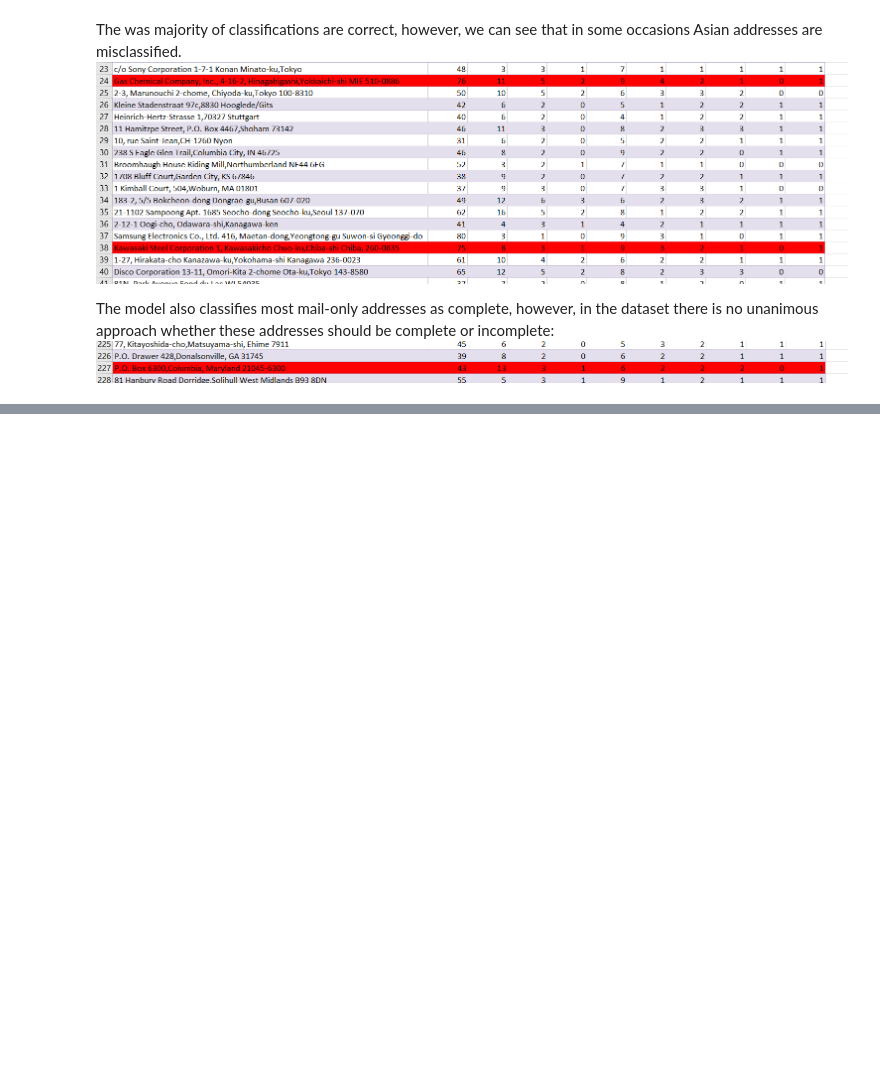
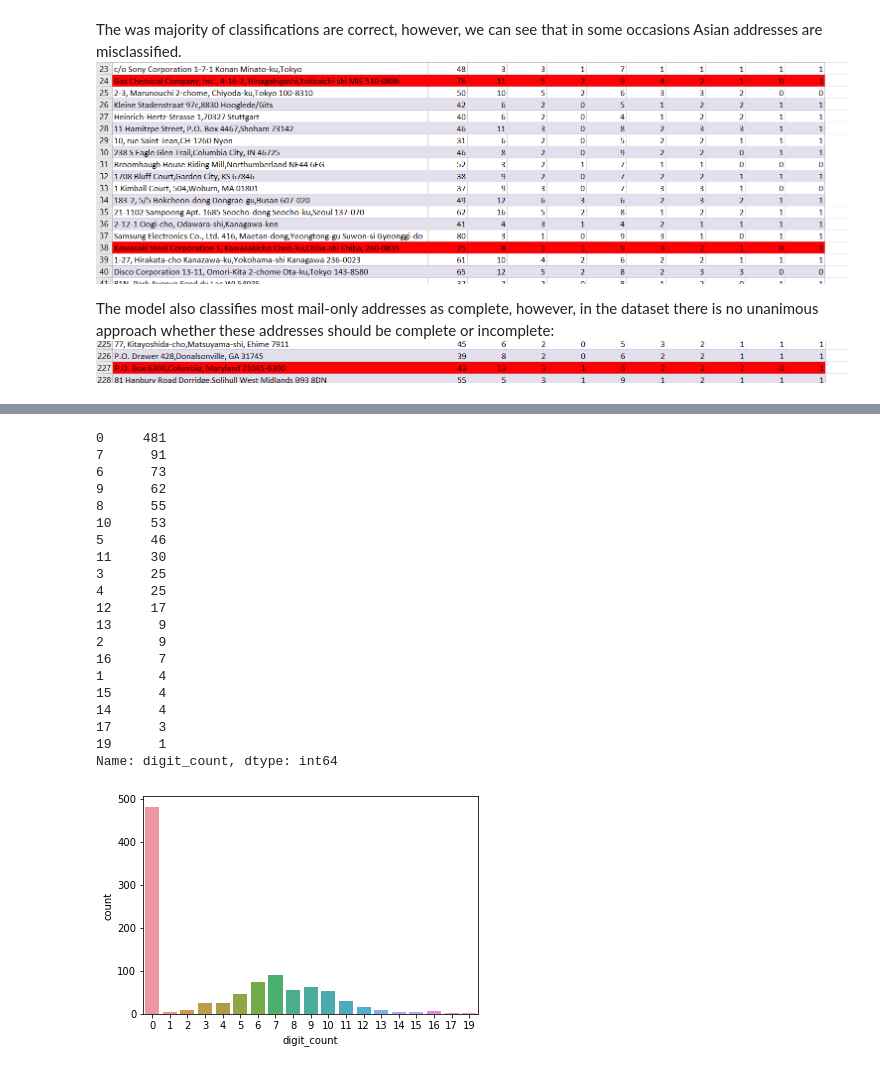
Before and after one commit to MKarolis/address-classification-ai, a Jupyter notebook: documentation.ipynb, the cells around one changed output, grey strips where cells are left out. Cells and saved outputs as stored; diff of their text form; code cells hidden in the pictures; blank space fills up the shorter version.

```diff
--- a/documentation.ipynb
+++ b/documentation.ipynb
@@ -323,0 +527,25 @@ The model also classifies most mail-only addresses as complete, however, in the
+# %%
+sns.countplot(x='digit_count', data=addresses)
+addresses['digit_count'].value_counts()
+# %% [output]
+0     481
+7      91
+6      73
+9      62
+8      55
+10     53
+5      46
+11     30
+3      25
+4      25
+12     17
+13      9
+2       9
+16      7
+1       4
+15      4
+14      4
+17      3
+19      1
+Name: digit_count, dtype: int64
+[figure, added]
```
Also changed, not shown: parts of 74 cells of this notebook, 2 other files.
